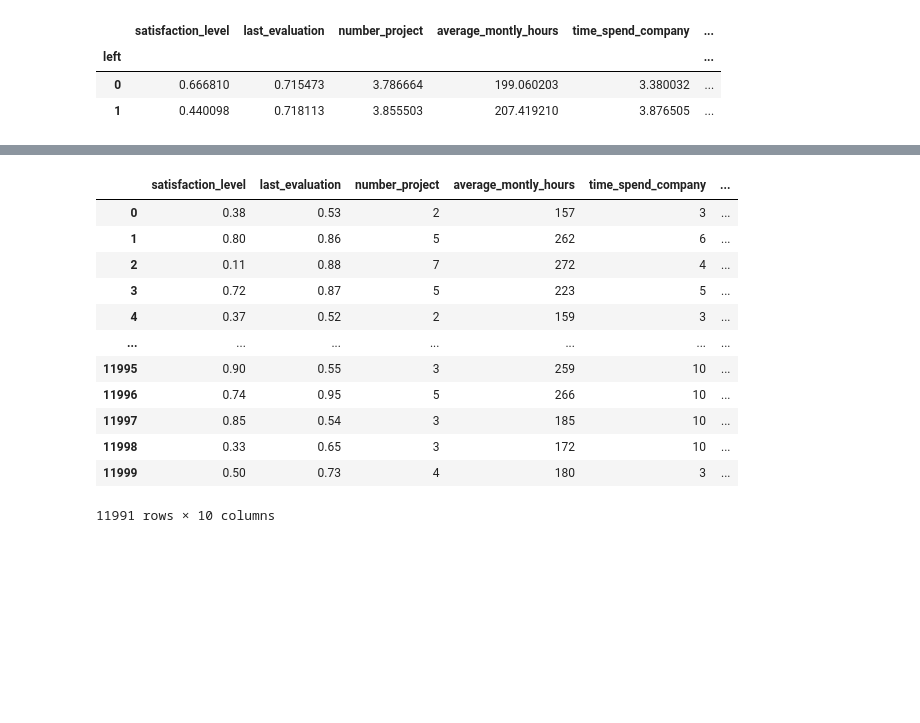
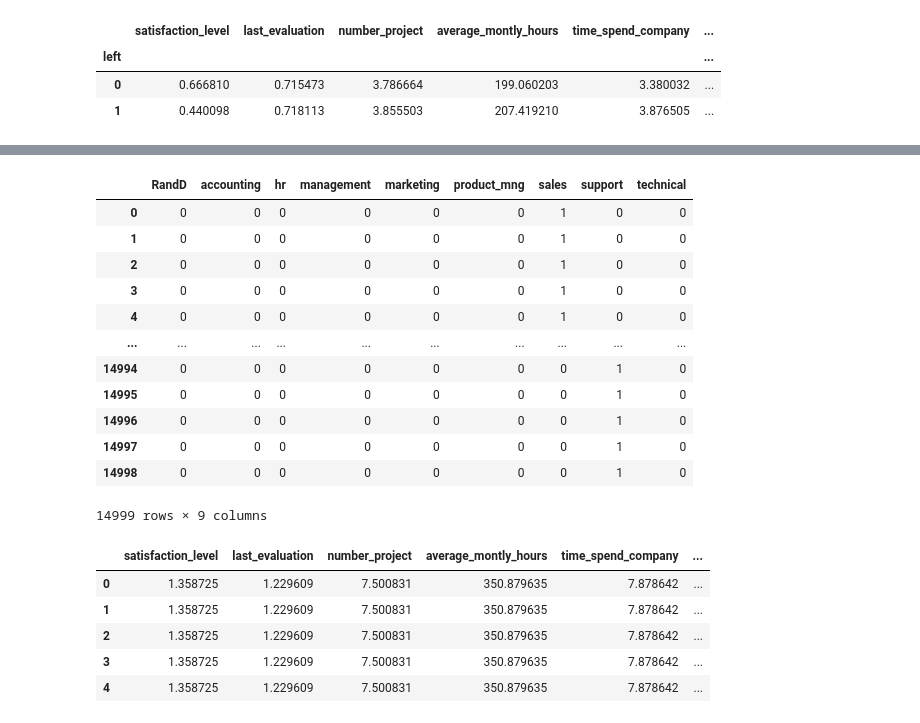
Before and after one commit to msalihk1git/Project_2, a Jupyter notebook: HR_Analytics.ipynb, the cells around one changed output, grey strips where cells are left out. Cells and saved outputs as stored; diff of their text form; code cells hidden in the pictures; blank space fills up the shorter version.

```diff
--- a/HR_Analytics.ipynb
+++ b/HR_Analytics.ipynb
@@ -126,0 +207,6 @@ df.duplicated().sum()
+# %%
+salary_map={'low':0,'medium':1,'high':2}
+
+df=df.replace({'salary':salary_map})
+
+df.head()
@@ -127,16 +220,32 @@ df.duplicated().sum()
+# %%
+dep_dummies=pd.get_dummies(df.Department,drop_first=True)
+# %%
+dep_dummies
+# %% [output]
+|  | RandD | accounting | hr | management | marketing | product_mng | sales | support | technical |
+| 0 | 0 | 0 | 0 | 0 | 0 | 0 | 1 | 0 | 0 |
+| 1 | 0 | 0 | 0 | 0 | 0 | 0 | 1 | 0 | 0 |
+| 2 | 0 | 0 | 0 | 0 | 0 | 0 | 1 | 0 | 0 |
+| 3 | 0 | 0 | 0 | 0 | 0 | 0 | 1 | 0 | 0 |
+| 4 | 0 | 0 | 0 | 0 | 0 | 0 | 1 | 0 | 0 |
+| ... | ... | ... | ... | ... | ... | ... | ... | ... | ... |
+| 14994 | 0 | 0 | 0 | 0 | 0 | 0 | 0 | 1 | 0 |
+| 14995 | 0 | 0 | 0 | 0 | 0 | 0 | 0 | 1 | 0 |
+| 14996 | 0 | 0 | 0 | 0 | 0 | 0 | 0 | 1 | 0 |
+| 14997 | 0 | 0 | 0 | 0 | 0 | 0 | 0 | 1 | 0 |
+| 14998 | 0 | 0 | 0 | 0 | 0 | 0 | 0 | 1 | 0 |
+14999 rows × 9 columns
+# %%
+
+df.drop("Department",axis=1,inplace=True)
+# %%
+df=pd.concat([df,dep_dummies],axis=1)
 # %%
-df.drop_duplicates()
+df.head()
 # %% [output]
 |  | satisfaction_level | last_evaluation | number_project | average_montly_hours | time_spend_company | ... |
-| 0 | 0.38 | 0.53 | 2 | 157 | 3 | ... |
-| 1 | 0.80 | 0.86 | 5 | 262 | 6 | ... |
-| 2 | 0.11 | 0.88 | 7 | 272 | 4 | ... |
-| 3 | 0.72 | 0.87 | 5 | 223 | 5 | ... |
-| 4 | 0.37 | 0.52 | 2 | 159 | 3 | ... |
-| ... | ... | ... | ... | ... | ... | ... |
-| 11995 | 0.90 | 0.55 | 3 | 259 | 10 | ... |
-| 11996 | 0.74 | 0.95 | 5 | 266 | 10 | ... |
-| 11997 | 0.85 | 0.54 | 3 | 185 | 10 | ... |
-| 11998 | 0.33 | 0.65 | 3 | 172 | 10 | ... |
-| 11999 | 0.50 | 0.73 | 4 | 180 | 3 | ... |
+| 0 | 1.358725 | 1.229609 | 7.500831 | 350.879635 | 7.878642 | ... |
+| 1 | 1.358725 | 1.229609 | 7.500831 | 350.879635 | 7.878642 | ... |
+| 2 | 1.358725 | 1.229609 | 7.500831 | 350.879635 | 7.878642 | ... |
+| 3 | 1.358725 | 1.229609 | 7.500831 | 350.879635 | 7.878642 | ... |
+| 4 | 1.358725 | 1.229609 | 7.500831 | 350.879635 | 7.878642 | ... |
-11991 rows × 10 columns
```
Also changed, not shown: parts of 34 cells of this notebook.
